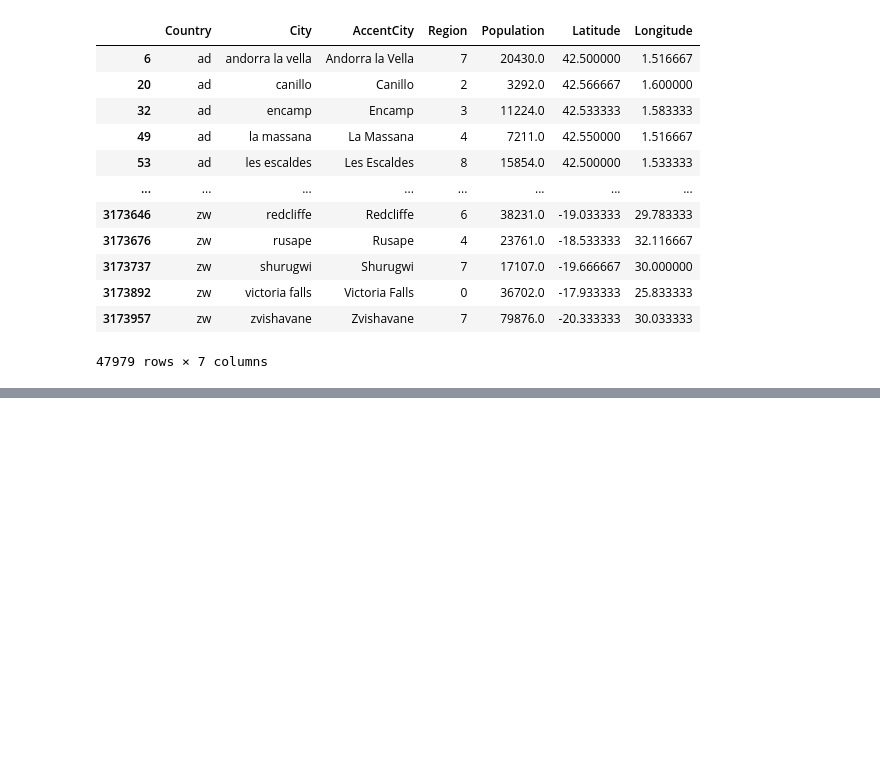
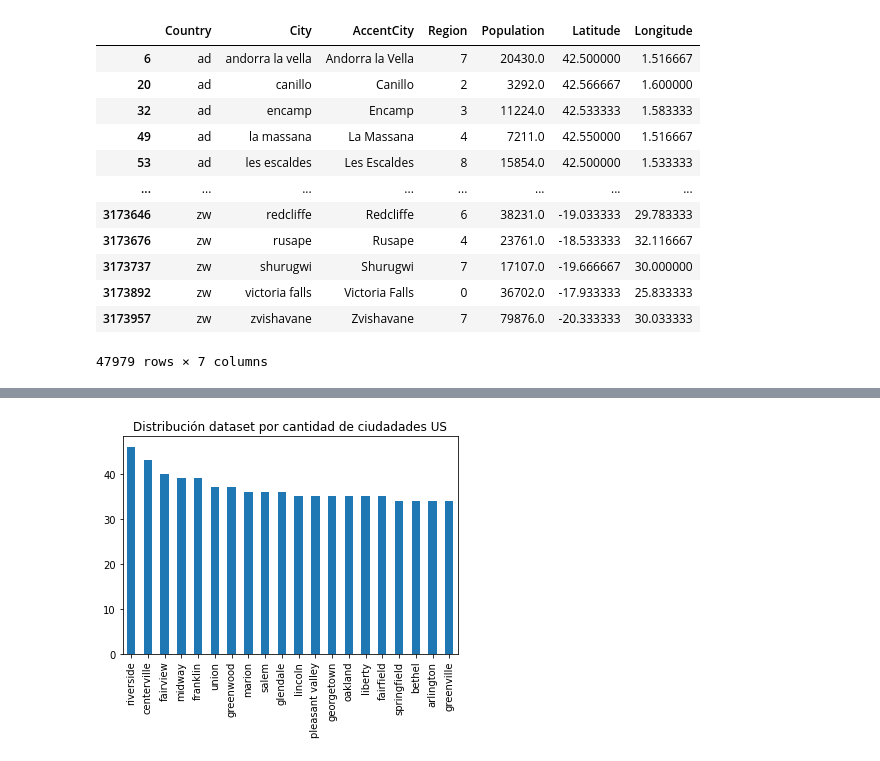
Before and after one commit to christophergarcia89/bci, a Jupyter notebook: Hipotesis.ipynb, the cells around one changed output, grey strips where cells are left out. Cells and saved outputs as stored; diff of their text form; code cells hidden in the pictures; blank space fills up the shorter version.

```diff
--- a/Hipotesis.ipynb
+++ b/Hipotesis.ipynb
@@ -229,0 +267,6 @@ data2.to_csv (r'/content/drive/MyDrive/BCI/datasetPopulation.csv', index=None)
+# %%
+#Distribución del dataset por paises. Top 10
+plot = dataset_us['City'].value_counts().head(20).plot(kind='bar',
+                                            title='Distribución dataset por cantidad de ciudadades US')
+# %% [output]
+[figure, added]
```
Also changed, not shown: parts of 8 cells of this notebook.
